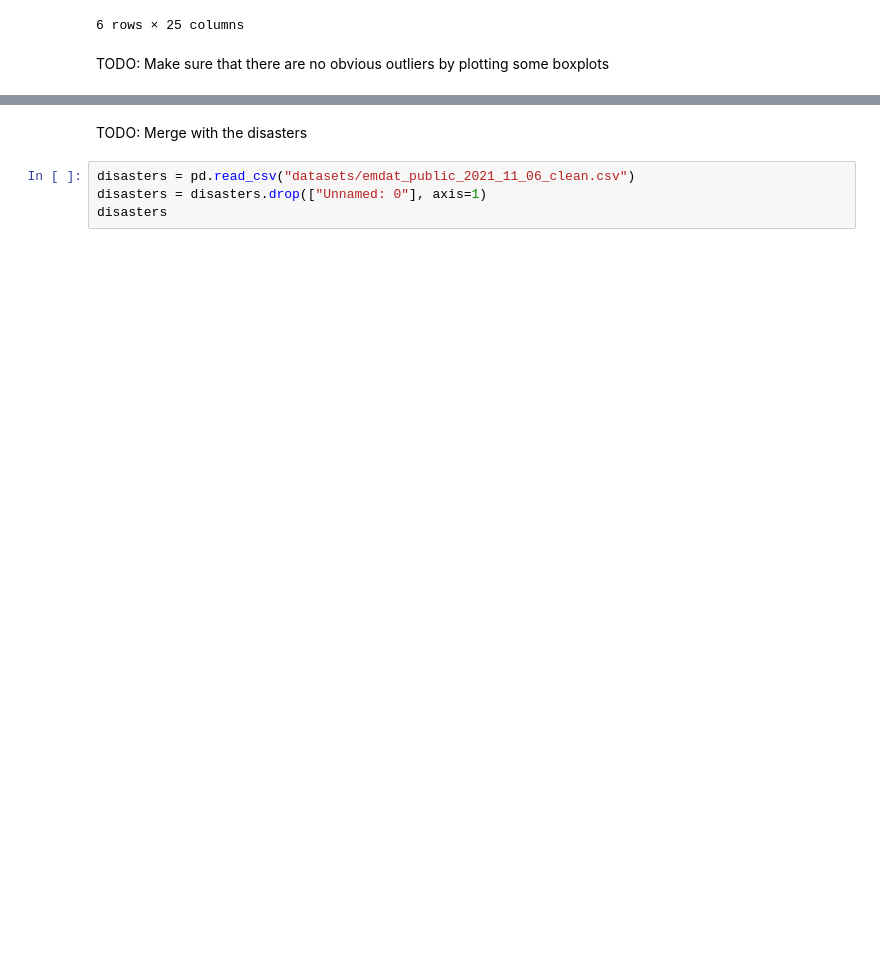
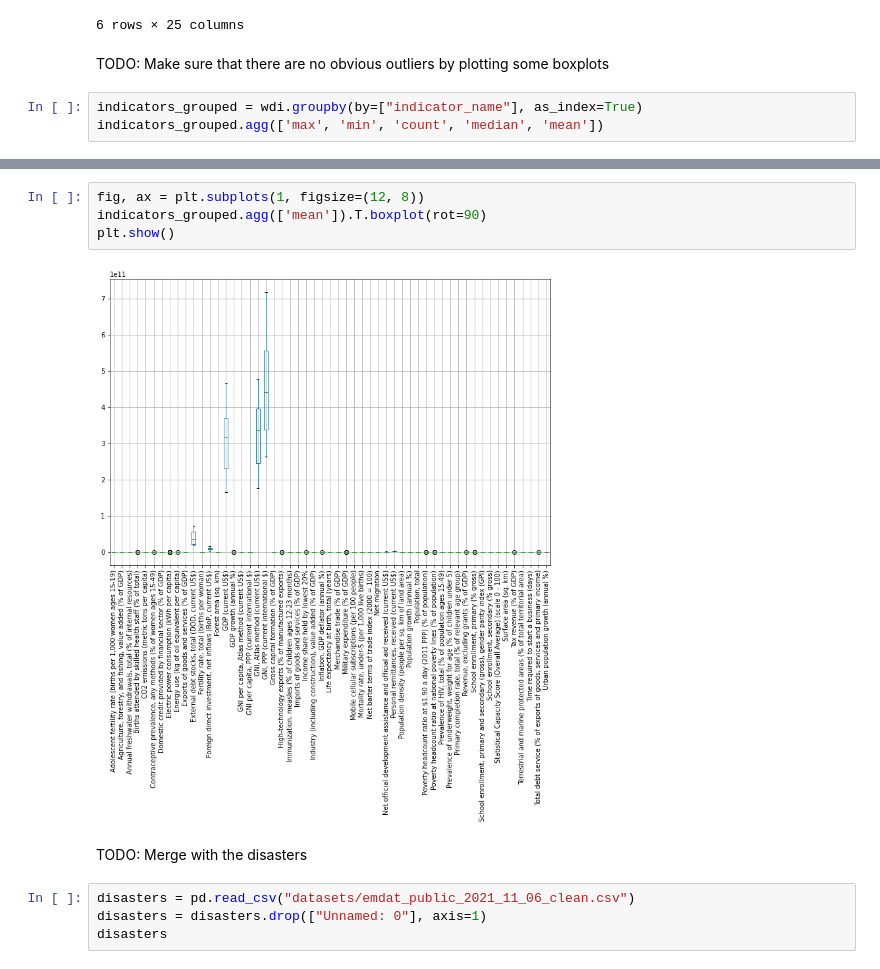
Before and after one commit to epfl-ada/ada-2021-project-hivemind, a Jupyter notebook: dataset_wdi.ipynb, the cells around one changed output, grey strips where cells are left out. Drawn from its saved outputs; the diff is of its cells as text; blank space fills up the shorter version.

Commit message:
Not the best plot 😢

```diff
--- a/dataset_wdi.ipynb
+++ b/dataset_wdi.ipynb
@@ -195,3 +197,6 @@ croatia_filled[croatia_filled.indicator_name.isin(interesting_indicators)]
 6 rows × 25 columns
 # %% [markdown]
 TODO: Make sure that there are no obvious outliers by plotting some boxplots
+# %%
+indicators_grouped = wdi.groupby(by=["indicator_name"], as_index=True)
+indicators_grouped.agg(['max', 'min', 'count', 'median', 'mean'])
@@ -198,3 +224,9 @@ TODO: Make sure that there are no obvious outliers by plotting some boxplots
+# %%
+fig, ax = plt.subplots(1, figsize=(12, 8))
+indicators_grouped.agg(['mean']).T.boxplot(rot=90)
+plt.show()
+# %% [output]
+[figure, added]
 # %% [markdown]
 TODO: Merge with the disasters
 # %%
```
Also changed, not shown: parts of 3 cells of this notebook.
